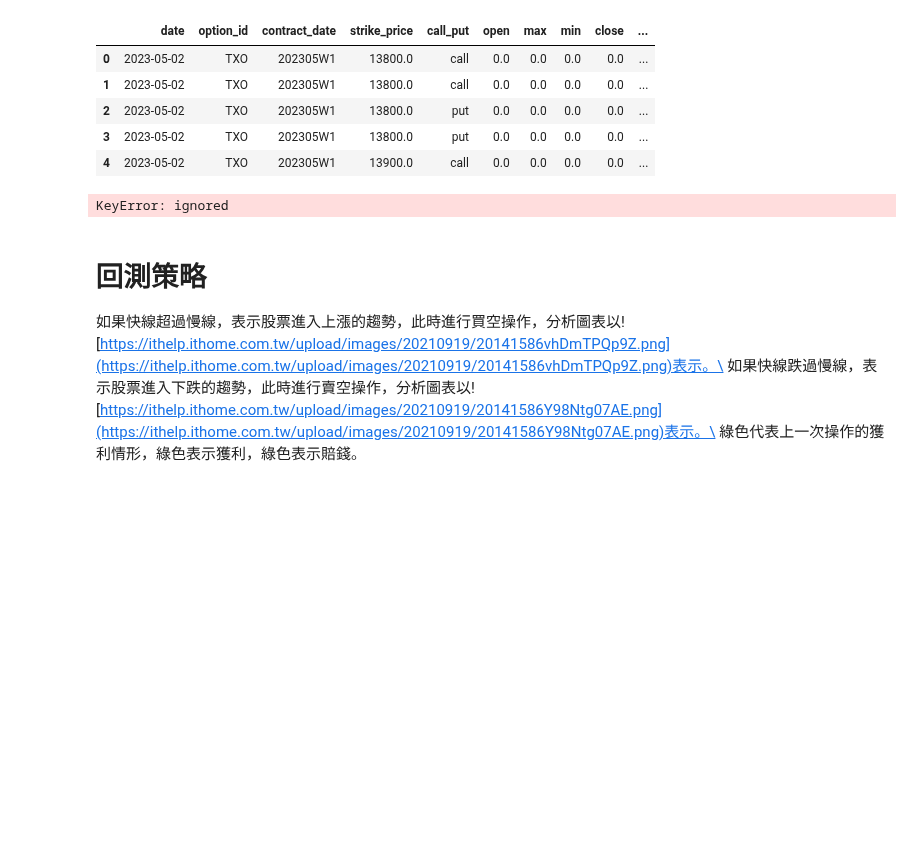
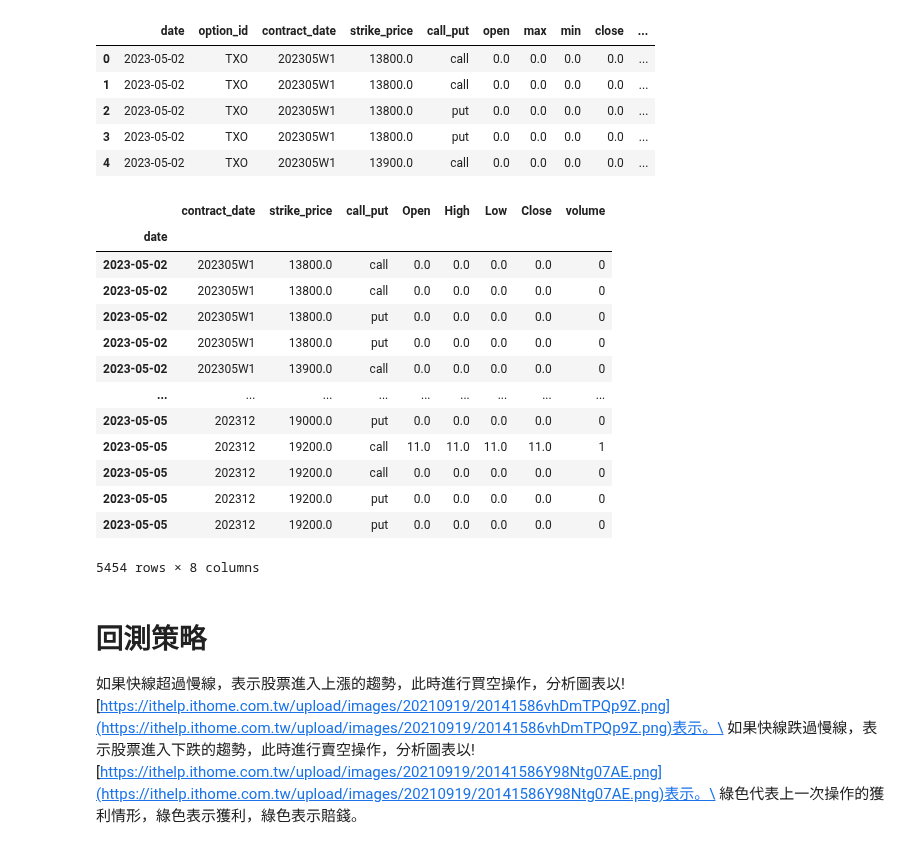
Before and after one commit to webclinic017/trade-backtest, a Jupyter notebook: 0-取得股價資料/finmind-stock-option.ipynb, the cells around one changed output. Drawn from its saved outputs; the diff is of its cells as text; code cells hidden in the pictures; blank space fills up the shorter version.

```diff
--- a/0-取得股價資料/finmind-stock-option.ipynb
+++ b/0-取得股價資料/finmind-stock-option.ipynb
@@ -94,27 +94,39 @@ df.head()
 # %%
 
 df = pd.DataFrame(data["data"])
 
 df.index = pd.to_datetime(df["date"])
 df.rename(
     columns={
-        "Trading_Volume": "Volume",
         "open": "Open",
         "max": "High",
         "min": "Low",
         "close": "Close",
     },
     inplace=True,
 )
 
 df.drop(
-    columns=["stock_id", "date", "Trading_money", "spread", "Trading_turnover"],
+    columns=["option_id", "date", "settlement_price", "open_interest", "trading_session"],
     inplace=True,
 )
 
 df
 # %% [output]
+|  | contract_date | strike_price | call_put | Open | High | Low | Close | volume |
+| date |  |  |  |  |  |  |  |  |
+| 2023-05-02 | 202305W1 | 13800.0 | call | 0.0 | 0.0 | 0.0 | 0.0 | 0 |
+| 2023-05-02 | 202305W1 | 13800.0 | call | 0.0 | 0.0 | 0.0 | 0.0 | 0 |
+| 2023-05-02 | 202305W1 | 13800.0 | put | 0.0 | 0.0 | 0.0 | 0.0 | 0 |
+| 2023-05-02 | 202305W1 | 13800.0 | put | 0.0 | 0.0 | 0.0 | 0.0 | 0 |
+| 2023-05-02 | 202305W1 | 13900.0 | call | 0.0 | 0.0 | 0.0 | 0.0 | 0 |
+| ... | ... | ... | ... | ... | ... | ... | ... | ... |
+| 2023-05-05 | 202312 | 19000.0 | put | 0.0 | 0.0 | 0.0 | 0.0 | 0 |
+| 2023-05-05 | 202312 | 19200.0 | call | 11.0 | 11.0 | 11.0 | 11.0 | 1 |
+| 2023-05-05 | 202312 | 19200.0 | call | 0.0 | 0.0 | 0.0 | 0.0 | 0 |
+| 2023-05-05 | 202312 | 19200.0 | put | 0.0 | 0.0 | 0.0 | 0.0 | 0 |
+| 2023-05-05 | 202312 | 19200.0 | put | 0.0 | 0.0 | 0.0 | 0.0 | 0 |
-KeyError: ignored
+5454 rows × 8 columns
 # %% [markdown]
 # 回測策略
 如果快線超過慢線，表示股票進入上漲的趨勢，此時進行買空操作，分析圖表以![https://ithelp.ithome.com.tw/upload/images/20210919/20141586vhDmTPQp9Z.png](https://ithelp.ithome.com.tw/upload/images/20210919/20141586vhDmTPQp9Z.png)表示。\
```
